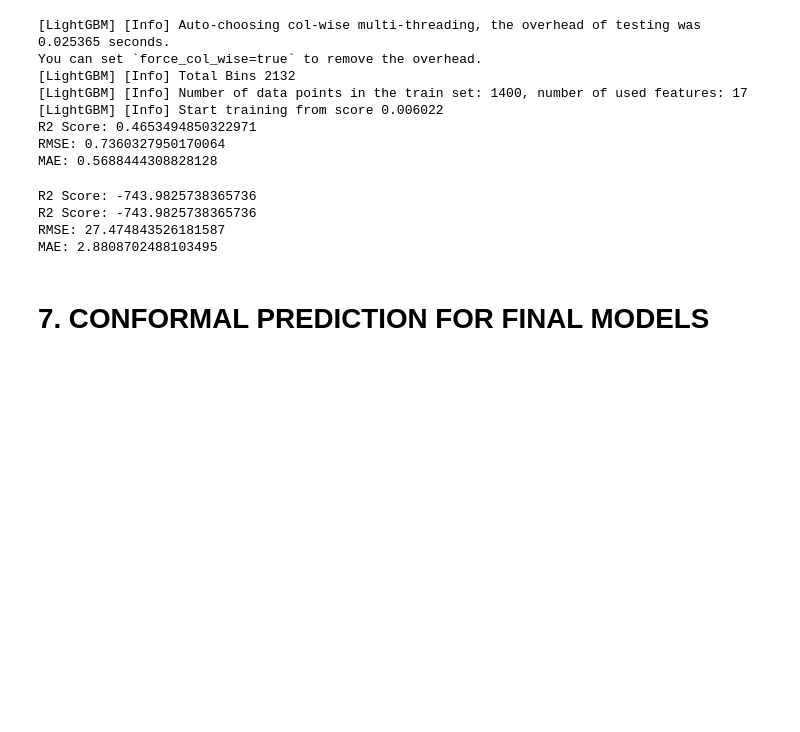
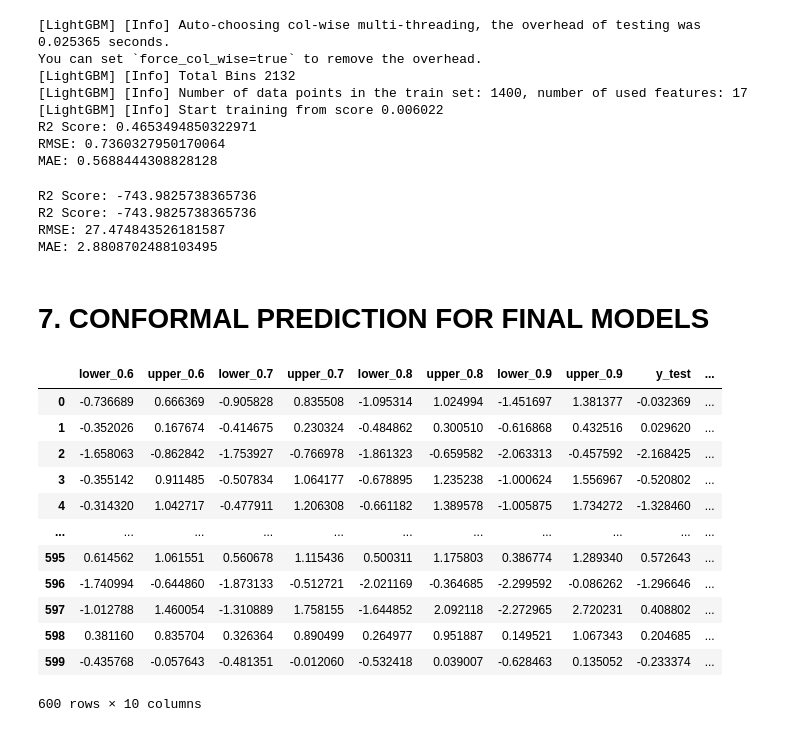
Before and after one commit to DinhLongHuynh/Solubility_Prediction_Model, a Jupyter notebook: Solubility_Prediction_Project.ipynb, the cells around one changed output. Drawn from its saved outputs; the diff is of its cells as text; code cells hidden in the pictures; blank space fills up the shorter version.

```diff
--- a/Solubility_Prediction_Project.ipynb
+++ b/Solubility_Prediction_Project.ipynb
@@ -57,7 +55,7 @@ Then, we also examined the distribution of descriptors and target values, as wel
 **1.1. Importing and handling dataset**
 # %%
 # Loading dataset
-df_raw = pd.read_csv('curated-solubility-dataset-1.csv')
+df_raw = pd.read_csv('/Users/lod/Desktop/curated-solubility-dataset-1.csv')
 
 # Dropping redundant columns
 df_drop = df_raw.drop(['ID','Name','InChI','InChIKey','SMILES','Group','Ocurrences','SD'], axis = 1)
@@ -1022,14 +1020,20 @@ y_cal_error = abs(y_cal_prediction-y_calibrate)
 alpha = y_cal_error/y_cal_error_prediction
 
 # Choose quantile
-limit = 0.9
-quantile = np.quantile(alpha, limit)
+quantile_list = [0.6, 0.7, 0.8, 0.9]
+y_test_prediction = rf_model.predict(x_test)
+y_test_error_prediction = error_model.predict(x_test)
 
 # Build the interval
-y_test_prediction = rf_model.predict(x_test)
+interval_summary = pd.DataFrame()
+for quantile in quantile_list:
+   # Determine non-conformity score for test sets:
+   alpha_test = np.quantile(alpha, quantile)
 
-y_test_error_prediction = error_model.predict(x_test)
-interval = y_test_error_prediction*quantile
+   # Calculate prediction interval base on non-conformity score
+   interval = y_test_error_prediction*alpha_test
 
-lower = y_test_prediction - interval
-upper = y_test_prediction + interval
+
+   # Append interval in a summary table
+   interval_summary[f'lower_{quantile}'] = y_test_prediction - interval
+   interval_summary[f'upper_{quantile}'] = y_test_prediction + interval
@@ -1047,0 +1040,20 @@ inaccurate_pred = summary[(summary['y_test']>=summary['upper'])|(summary['y_test
+# %%
+# Summary table
+summary = interval_summary
+summary['y_test'] = list(y_test)
+summary['y_pred'] = y_test_prediction
+summary
+# %% [output]
+|  | lower_0.6 | upper_0.6 | lower_0.7 | upper_0.7 | lower_0.8 | upper_0.8 | lower_0.9 | upper_0.9 | y_test | ... |
+| 0 | -0.736689 | 0.666369 | -0.905828 | 0.835508 | -1.095314 | 1.024994 | -1.451697 | 1.381377 | -0.032369 | ... |
+| 1 | -0.352026 | 0.167674 | -0.414675 | 0.230324 | -0.484862 | 0.300510 | -0.616868 | 0.432516 | 0.029620 | ... |
+| 2 | -1.658063 | -0.862842 | -1.753927 | -0.766978 | -1.861323 | -0.659582 | -2.063313 | -0.457592 | -2.168425 | ... |
+| 3 | -0.355142 | 0.911485 | -0.507834 | 1.064177 | -0.678895 | 1.235238 | -1.000624 | 1.556967 | -0.520802 | ... |
+| 4 | -0.314320 | 1.042717 | -0.477911 | 1.206308 | -0.661182 | 1.389578 | -1.005875 | 1.734272 | -1.328460 | ... |
+| ... | ... | ... | ... | ... | ... | ... | ... | ... | ... | ... |
+| 595 | 0.614562 | 1.061551 | 0.560678 | 1.115436 | 0.500311 | 1.175803 | 0.386774 | 1.289340 | 0.572643 | ... |
+| 596 | -1.740994 | -0.644860 | -1.873133 | -0.512721 | -2.021169 | -0.364685 | -2.299592 | -0.086262 | -1.296646 | ... |
+| 597 | -1.012788 | 1.460054 | -1.310889 | 1.758155 | -1.644852 | 2.092118 | -2.272965 | 2.720231 | 0.408802 | ... |
+| 598 | 0.381160 | 0.835704 | 0.326364 | 0.890499 | 0.264977 | 0.951887 | 0.149521 | 1.067343 | 0.204685 | ... |
+| 599 | -0.435768 | -0.057643 | -0.481351 | -0.012060 | -0.532418 | 0.039007 | -0.628463 | 0.135052 | -0.233374 | ... |
+600 rows × 10 columns
```
Also changed, not shown: parts of 6 cells of this notebook.
